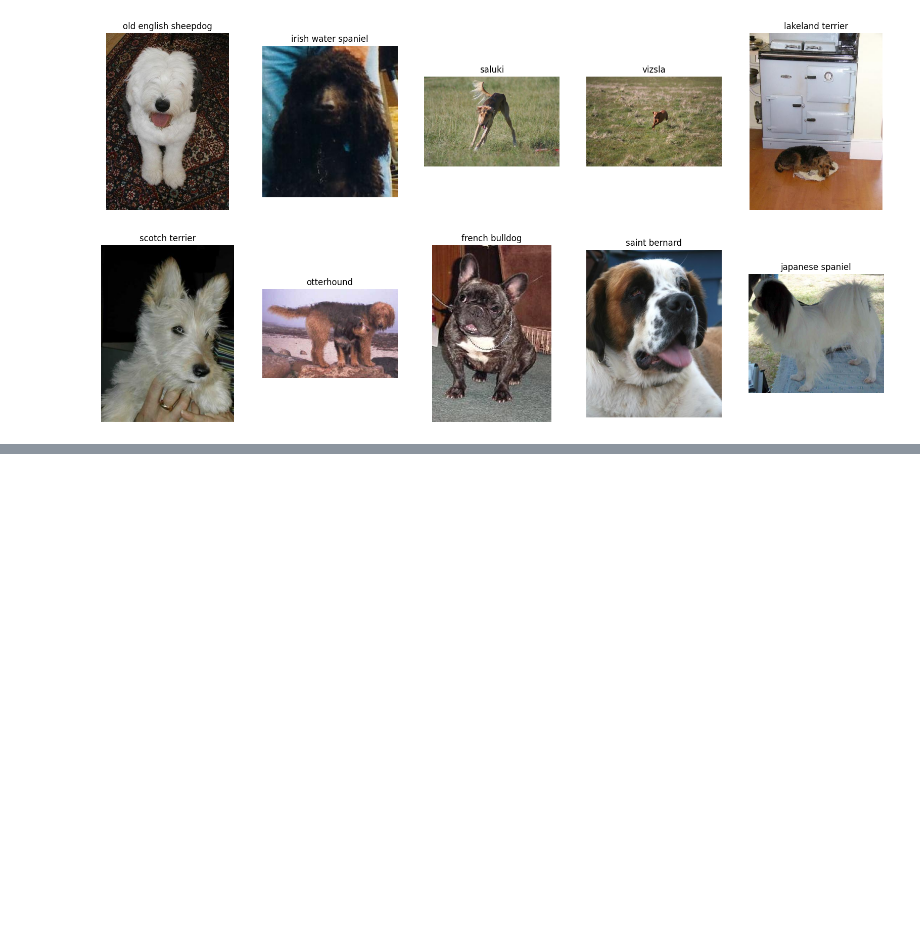
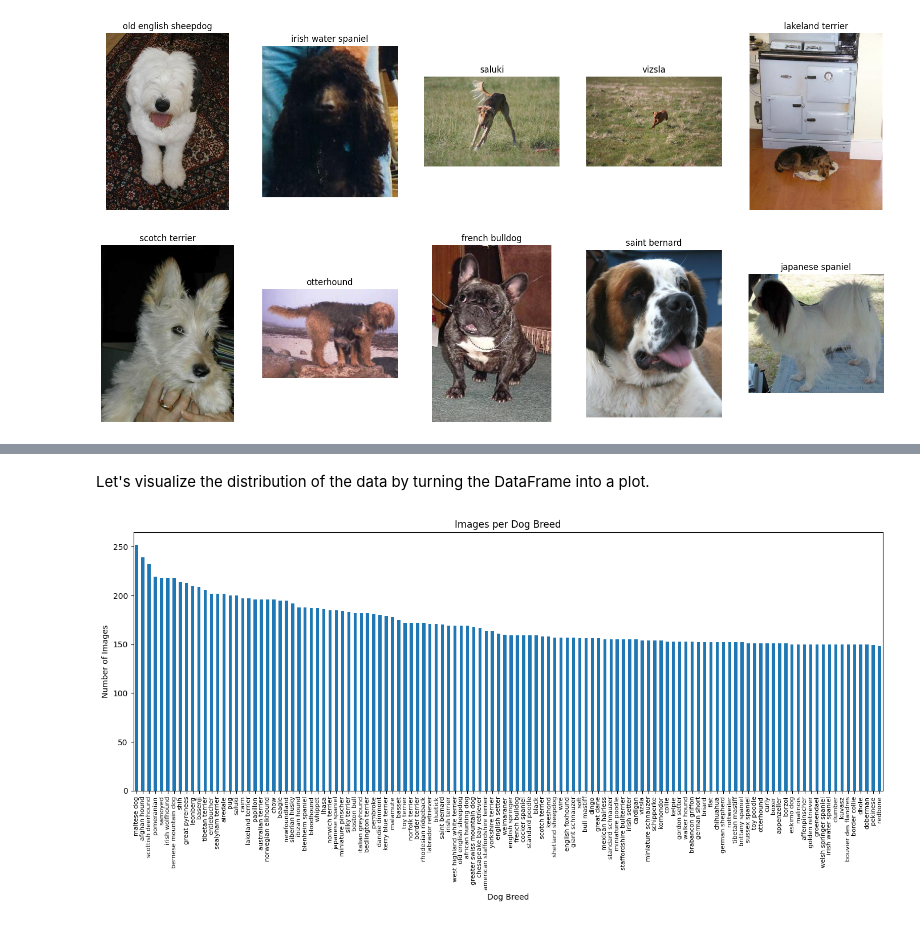
Before and after one commit to mzsolt68/DogVision, a Jupyter notebook: dog_vision.ipynb, the cells around one changed output, grey strips where cells are left out. Saved outputs shown, nothing was run; the diff lists cells and outputs as text; code cells hidden in the pictures; blank space fills up the shorter version.

Commit message:
Exploring the distribution of the data

```diff
--- a/dog_vision.ipynb
+++ b/dog_vision.ipynb
@@ -449,0 +511,3 @@ plot_10_random_images(image_paths=[Path(f"{local_dir}/Images/") / path for path
+# %%
+image_class_counts = count_images_in_subfolders(f"{local_dir}/Images")
+image_class_counts[:10]
@@ -449,0 +529,5 @@ plot_10_random_images(image_paths=[Path(f"{local_dir}/Images/") / path for path
+# %%
+import pandas as pd
+
+image_counts_dataframe = pd.DataFrame(image_class_counts).sort_values("image_count", ascending=False)
+image_counts_dataframe.head()
@@ -449,0 +543,3 @@ plot_10_random_images(image_paths=[Path(f"{local_dir}/Images/") / path for path
+# %%
+image_counts_dataframe["class_name"] = image_counts_dataframe["class_name"].map(folder_to_class_dictionary)
+image_counts_dataframe.head()
@@ -449,0 +553,19 @@ plot_10_random_images(image_paths=[Path(f"{local_dir}/Images/") / path for path
+# %% [markdown]
+Let's visualize the distribution of the data by turning the DataFrame into a plot.
+# %%
+import matplotlib.pyplot as plt
+
+plt.figure(figsize=(14, 7))
+image_counts_dataframe.plot(kind="bar",
+                            x="class_name",
+                            y="image_count",
+                            legend=False,
+                            ax=plt.gca())
+plt.title("Images per Dog Breed")
+plt.xlabel("Dog Breed")
+plt.ylabel("Number of Images")
+plt.xticks(rotation=90, fontsize=8)
+plt.tight_layout()
+plt.show()
+# %% [output]
+[figure, added]
```
Also changed, not shown: parts of 9 cells of this notebook.
